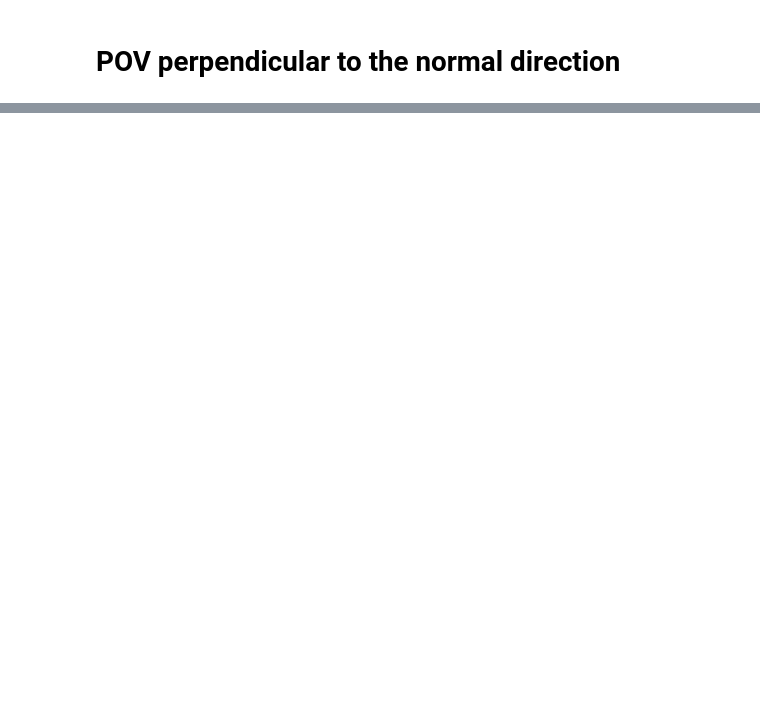
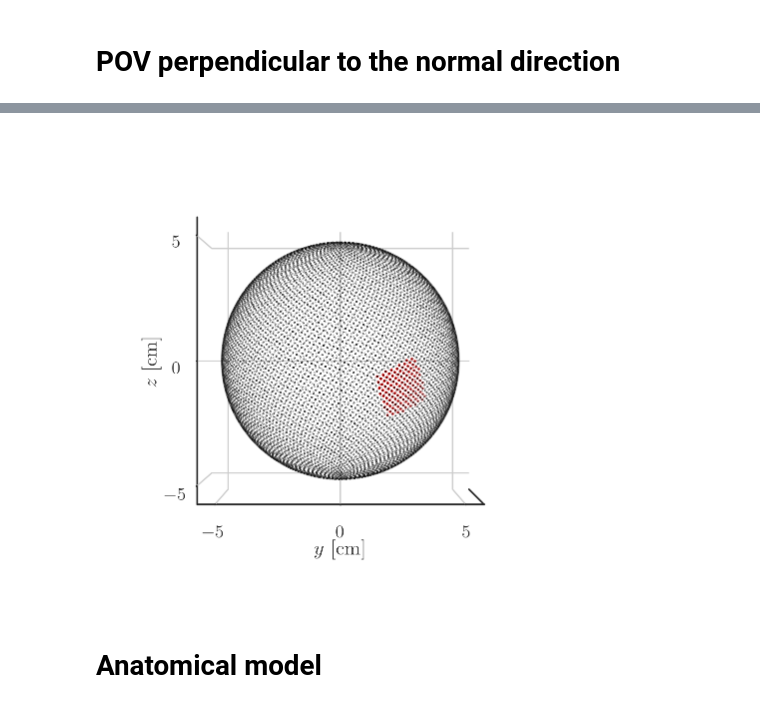
Before and after one commit to akapet00/phd-dissertation-topic, a Jupyter notebook: code/05-hotspot-region-detection.ipynb, the cells around one changed output, grey strips where cells are left out. Drawn from its saved outputs; the diff is of its cells as text; code cells hidden in the pictures; blank space fills up the shorter version.

Commit message:
autodect testing for anatomical model

```diff
--- a/code/05-hotspot-region-detection.ipynb
+++ b/code/05-hotspot-region-detection.ipynb
@@ -228,16 +242,19 @@ tree = spatial.KDTree(xyz)
 # placeholder for computations
 res_2 = {'p': [], 'nbhd': [], 'area_conf': [], 'apd': [], 'sapd': []}
 for p in xyz:
-    _nbhd_idx = tree.query_ball_point([p], rc)[0]  # all points within radius r
+    # find all points within radius rc, i.e., from rc/(1+eps) to rc*(1+eps)
+    _nbhd_idx = tree.query_ball_point([p], rc, eps=0.01, workers=-1)[0]
     _nbhd = xyz[_nbhd_idx]
-    # transform a local point cloud to the orthogonal basis by using the PCA
+    # map a local point cloud into orthogonal basis
     X = _nbhd.copy()
-    X = X - X.mean(axis=0)
-    p = p - X.mean(axis=0)
-    C = X.T @ X
+    X_mean = X.mean(axis=0)
+    X_norm = X - X_mean
+    p_norm = p - X_mean
+    C = X_norm.T @ X_norm  # covariance matrix
     U, _, _ = np.linalg.svd(C)
-    X_trans = X @ U
-    p_trans = p @ U
+    X_trans = X_norm @ U
+    p_trans = p_norm @ U
+    # unpack into parametrized variables
     u, v = X_trans[:, :-1].T
     pu, pv = p_trans[:-1]
     # bounding box that corresponds to the control square area
@@ -283,18 +302,22 @@ with set_defense_context():
 # %%
 with set_defense_context():
     fig = plt.figure(figsize=(5, 5))
     ax = plt.axes(projection ='3d')
-    ax.scatter(*xyz.T, c='k', s=1, zorder=-1)
-    ax.scatter(*ctrl_nbhd.T, c='r')
+    ax.scatter(*xyz.T, c='k', s=0.1, depthshade=True)
+    ax.scatter(*ctrl_nbhd.T, c='r', s=1)
     ax.set(xlabel='', ylabel='$y$ [cm]', zlabel='$z$ [cm]',
            xticks=[], xticklabels=[],
            yticks=[-r, 0, r],
            zticks=[-r, 0, r])
     ax.xaxis.set_pane_color((1.0, 1.0, 1.0, 1.0))
     ax.yaxis.set_pane_color((1.0, 1.0, 1.0, 1.0))
     ax.zaxis.set_pane_color((1.0, 1.0, 1.0, 1.0))
     ax.set_box_aspect([1, 1, 1])
     ax = set_axes_equal(ax)
     ax.view_init(0, 0)
     fig.tight_layout()
     plt.show()
+# %% [output]
+[figure, added]
+# %% [markdown]
+# Anatomical model
```
Also changed, not shown: parts of 17 cells of this notebook.
